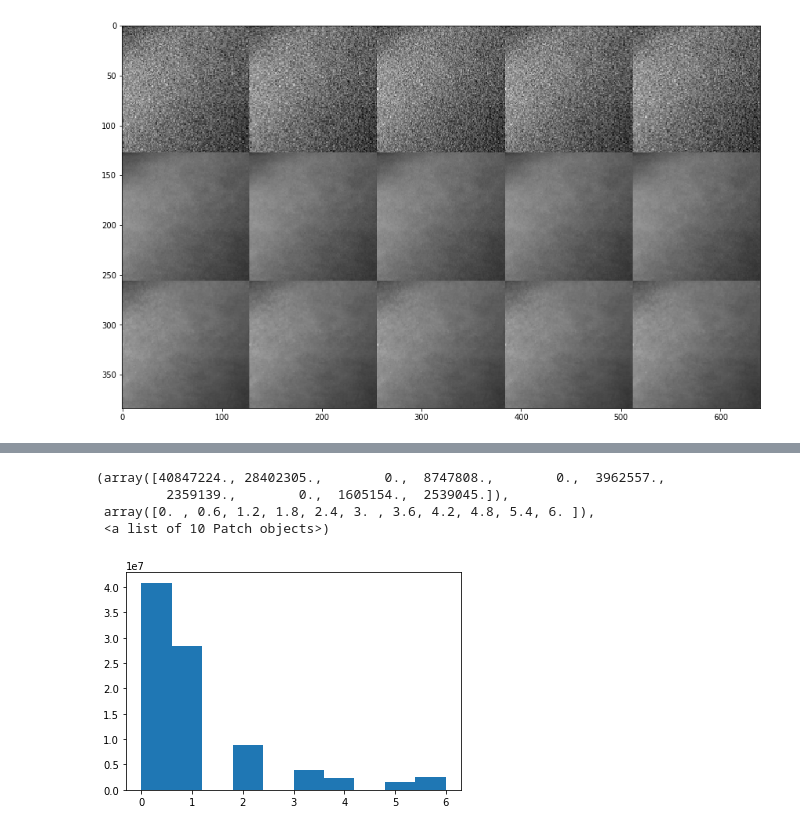
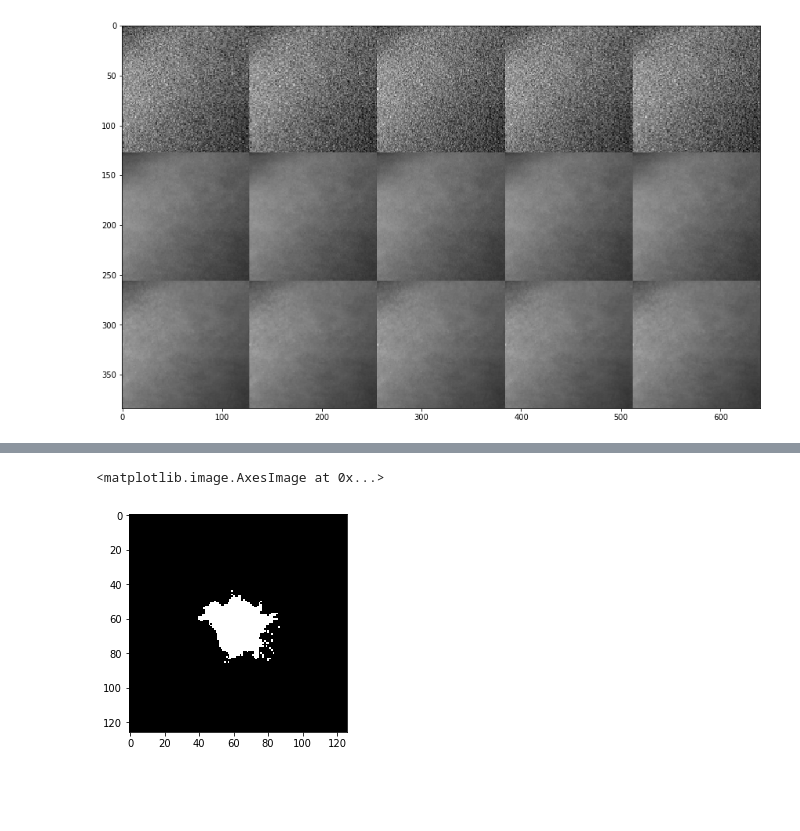
Before and after one commit to PranjalSahu/tf-adain, a Jupyter notebook: train.ipynb, the cells around one changed output, grey strips where cells are left out. Cells and saved outputs as stored; diff of their text form; code cells hidden in the pictures; blank space fills up the shorter version.

Commit message:
Adding          the code insert the lesions in the phantoms

```diff
--- a/train.ipynb
+++ b/train.ipynb
@@ -1605,0 +1651,16 @@ print(image.shape)
+# %%
+allfiles = glob.glob("/home/pranjal/VICTRE/victre_breastmass/breastMass/mass*.raw")
+print(len(allfiles))
+for f in allfiles:
+    print(f.split("/")[-1])
+# %%
+# Reading the lesions array
+
+train_lesions = np.load("/home/pranjal/VICTRE/victre_breastmass/breastMass/train_lesions.npy")
+train_lesions_array = []
+
+for name in train_lesions:
+    temp = np.fromfile(name, dtype='uint8')
+    t    = int(name.split("_")[-1].split(".")[0])
+    temp = np.reshape(temp, [t, t, t])
+    train_lesions_array.append(temp)
@@ -1605,0 +1754,2 @@ print(image.shape)
+# %%
+image[150-78:150+78, 200-78:200+78, 100-78:100+78] = temp
@@ -1606 +1758,3 @@ print(image.shape)
+# %%
+temp = image[150-78:150+78, 200-78:200+78, 100-78:100+78]
 # %%
@@ -1611,8 +1765,5 @@ plt.imshow(image[100, :, :], cmap='gray')
-# %%
-plt.hist(image.flatten())
-# %% [output]
-(array([40847224., 28402305.,        0.,  8747808.,        0.,  3962557.,
-         2359139.,        0.,  1605154.,  2539045.]),
- array([0. , 0.6, 1.2, 1.8, 2.4, 3. , 3.6, 4.2, 4.8, 5.4, 6. ]),
- <a list of 10 Patch objects>)
-[figure, removed]
+# %%
+plt.imshow(temp[50, :, :], cmap='gray')
+# %% [output]
+<matplotlib.image.AxesImage at 0x...>
+[figure, added]
```
Also changed, not shown: parts of 7 cells of this notebook.
